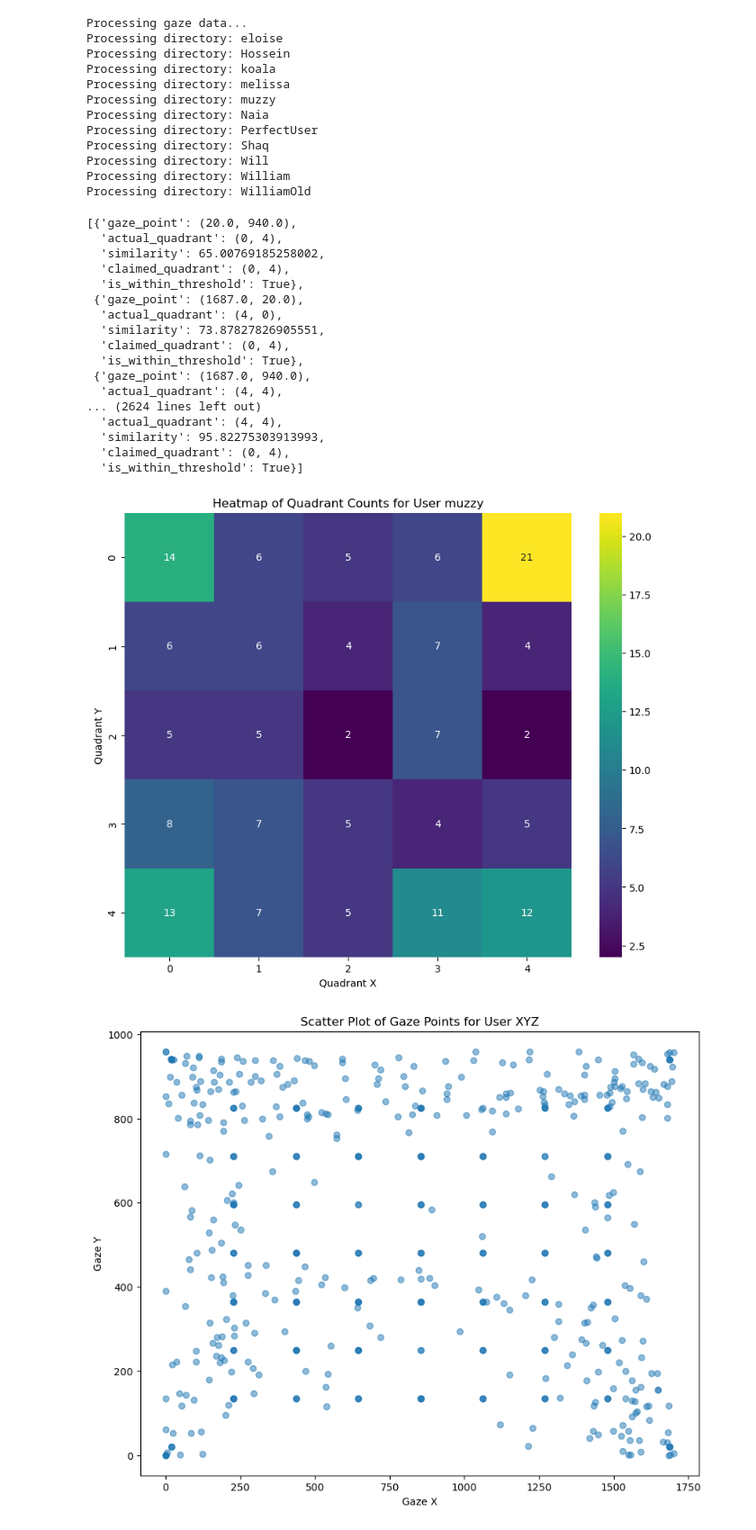
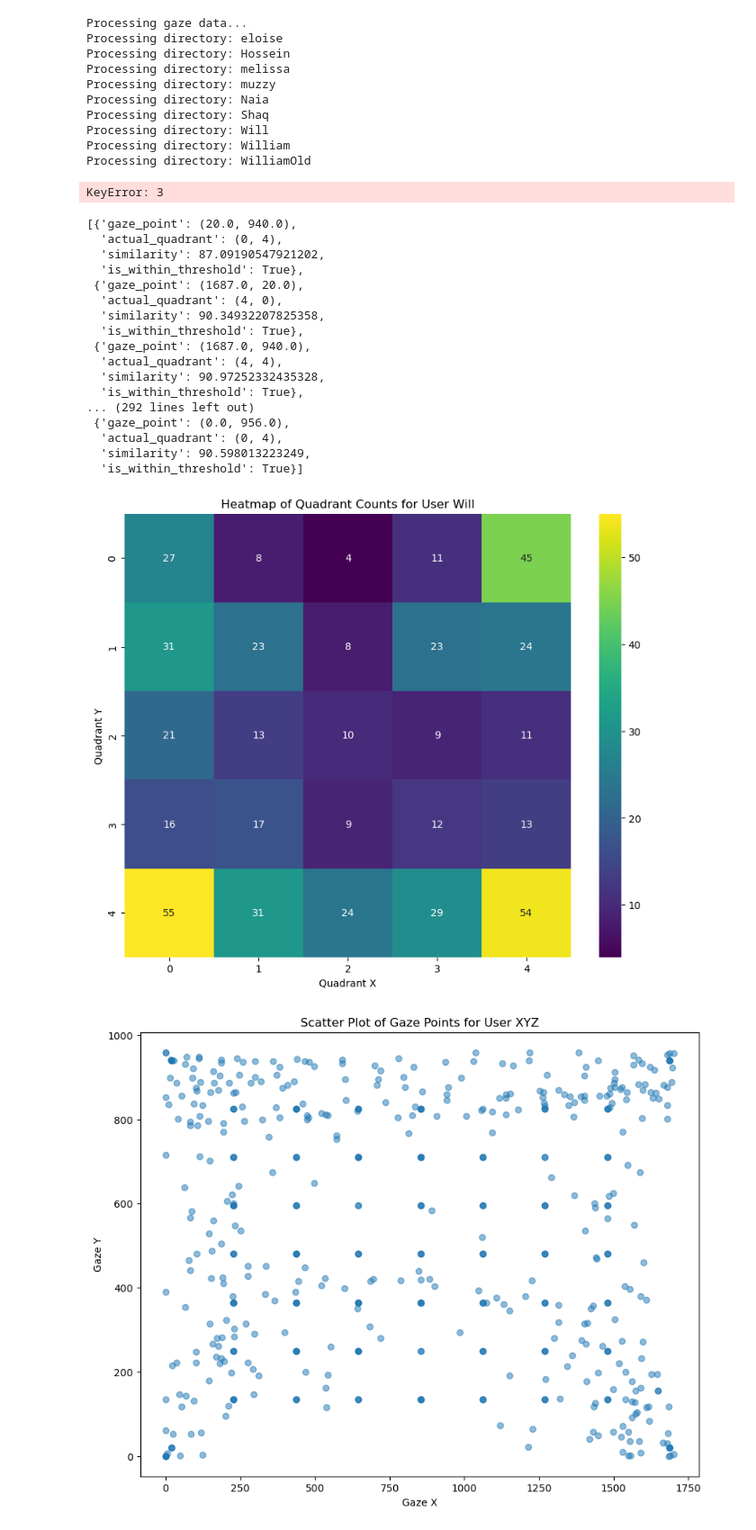
Before and after one commit to Willmp4/eye_gaze_data_collection, a Jupyter notebook: data_processing/finding_similarity.ipynb, the cells around one changed output. Shown at 90% size. Saved outputs shown, nothing was run; the diff lists cells and outputs as text; code cells hidden in the pictures.

```diff
--- a/data_processing/finding_similarity.ipynb
+++ b/data_processing/finding_similarity.ipynb
@@ -63,11 +74,15 @@ def load_perfect_user_data(csv_file):
             })
 
     return perfect_user_data
-# %%
-import numpy as np
-def calculate_eye_data_similarity(current_user_eye_data, perfect_user_eye_data):
-    # Calculate the Euclidean distance between the current user's and perfect user's eye data
-    return np.linalg.norm(np.array(current_user_eye_data) - np.array(perfect_user_eye_data))
+# %%
+import numpy as np
+def calculate_eye_data_similarity(current_user_eye_data, perfect_user_eye_data):
+    # Flatten the current user and perfect user eye data
+    current_user_flat = [item for sublist in current_user_eye_data for item in (sublist if isinstance(sublist, list) else [sublist])]
+    perfect_user_flat = [item for sublist in perfect_user_eye_data for item in (sublist if isinstance(sublist, list) else [sublist])]
+
+    # Convert to NumPy arrays and calculate the Euclidean distance
+    return np.linalg.norm(np.array(current_user_flat) - np.array(perfect_user_flat))
 # %%
 def process_gaze_data_per_user(base_dir, grid_size, perfect_user_data):
     user_quadrant_data = {}
@@ -91,10 +106,15 @@ def process_gaze_data_per_user(base_dir, grid_size, perfect_user_data):
                     data = pd.read_csv(data_file_path, header=None, skiprows=1)
                     for index, row in data.iterrows():
                         if index < len(perfect_user_eye_data):
-                            current_user_eye_data = (row[3], row[4], row[9], row[10])
+                            left_eye_box = list(map(int, row[5:9]))
+                            right_eye_box = list(map(int, row[11:15]))
+                            left_pupil = (int(row[3]), int(row[4]))  # Correcting indices
+                            right_pupil = (int(row[9]), int(row[10])) #
+                            current_user_eye_data = (left_pupil[0], left_pupil[1], right_pupil[0], right_pupil[1], left_eye_box, right_eye_box)
                             perfect_entry = perfect_user_eye_data[index]
                             perfect_eye_data = (perfect_entry['left_pupil'][0], perfect_entry['left_pupil'][1],
-                                                perfect_entry['right_pupil'][0], perfect_entry['right_pupil'][1])
+                                                perfect_entry['right_pupil'][0], perfect_entry['right_pupil'][1]
+                                                , perfect_entry['left_eye_box'], perfect_entry['right_eye_box'])
 
                             similarity = calculate_eye_data_similarity(current_user_eye_data, perfect_eye_data)
                             user_eye_data_similarity.append(similarity)
@@ -109,11 +129,8 @@ def process_gaze_data_per_user(base_dir, grid_size, perfect_user_data):
                                 'similarity': similarity
                             })
 
-            # Infer the dominant quadrant after processing all entries
-            dominated_quadrant = infer_dominant_quadrant(quadrant_counts, grid_size)
             for entry in user_data:
-                entry['claimed_quadrant'] = dominated_quadrant
-                entry['is_within_threshold'] = entry['similarity'] <= 100  # Define a threshold value
+                entry['is_within_threshold'] = entry['similarity'] <= 200  # Define a threshold value
             user_quadrant_data[user_dir] = user_data
         else:
             print(f"Metadata file not found for user {user_dir}")
@@ -121,7 +138,6 @@ def process_gaze_data_per_user(base_dir, grid_size, perfect_user_data):
     return user_quadrant_data
 # %%
 base_dir = 'data'
-grid_size = 5
 perfect_user_data_path = 'data/William/eye_gaze_data.csv'
 perfect_user_data = load_perfect_user_data(perfect_user_data_path)
 user_quadrant_data = process_gaze_data_per_user(base_dir, grid_size, perfect_user_data)
@@ -129,62 +145,61 @@ user_quadrant_data = process_gaze_data_per_user(base_dir, grid_size, perfect_use
 Processing gaze data...
 Processing directory: eloise
 Processing directory: Hossein
-Processing directory: koala
 Processing directory: melissa
 Processing directory: muzzy
 Processing directory: Naia
-Processing directory: PerfectUser
 Processing directory: Shaq
 Processing directory: Will
 Processing directory: William
 Processing directory: WilliamOld
+KeyError: 3
 # %%
-user_quadrant_data['Will']
+user_quadrant_data['badUser']
 # %% [output]
 [{'gaze_point': (20.0, 940.0),
   'actual_quadrant': (0, 4),
-  'similarity': 65.00769185258002,
-  'claimed_quadrant': (0, 4),
+  'similarity': 87.09190547921202,
   'is_within_threshold': True},
  {'gaze_point': (1687.0, 20.0),
   'actual_quadrant': (4, 0),
-  'similarity': 73.87827826905551,
-  'claimed_quadrant': (0, 4),
+  'similarity': 90.34932207825358,
   'is_within_threshold': True},
  {'gaze_point': (1687.0, 940.0),
   'actual_quadrant': (4, 4),
-... (2624 lines left out)
-  'actual_quadrant': (4, 4),
-  'similarity': 95.82275303913993,
-  'claimed_quadrant': (0, 4),
+  'similarity': 90.97252332435328,
+  'is_within_threshold': True},
+... (292 lines left out)
+ {'gaze_point': (0.0, 956.0),
+  'actual_quadrant': (0, 4),
+  'similarity': 90.598013223249,
   'is_within_threshold': True}]
 # %%
 import seaborn as sns
 
 def plot_heatmap(quadrant_counts, title):
     plt.figure(figsize=(10, 8))
     sns.heatmap(quadrant_counts, annot=True, fmt="d", cmap='viridis')
     plt.title(title)
     plt.xlabel('Quadrant X')
     plt.ylabel('Quadrant Y')
     plt.show()
 
 def get_quadrant_counts(user_data, grid_size):
     quadrant_counts = [[0 for _ in range(grid_size)] for _ in range(grid_size)]
     for data in user_data:
         qx, qy = data['actual_quadrant']
         quadrant_counts[qy][qx] += 1
     return quadrant_counts
 
-user_name = 'muzzy'  # Replace with the actual user's name you're interested in
+user_name = 'Will'  # Replace with the actual user's name you're interested in
 if user_name in user_quadrant_data:
     user_data = user_quadrant_data[user_name]
     quadrant_counts_for_user = get_quadrant_counts(user_data, grid_size)
     plot_heatmap(quadrant_counts_for_user, f'Heatmap of Quadrant Counts for User {user_name}')
 else:
     print(f"No data available for user {user_name}")
 # %% [output]
-[figure, old version]
+[figure, new version]
 # %%
 def plot_gaze_points(user_data, title):
     x = [point['gaze_point'][0] for point in user_data]
```
Also changed, not shown: parts of 3 cells of this notebook.
